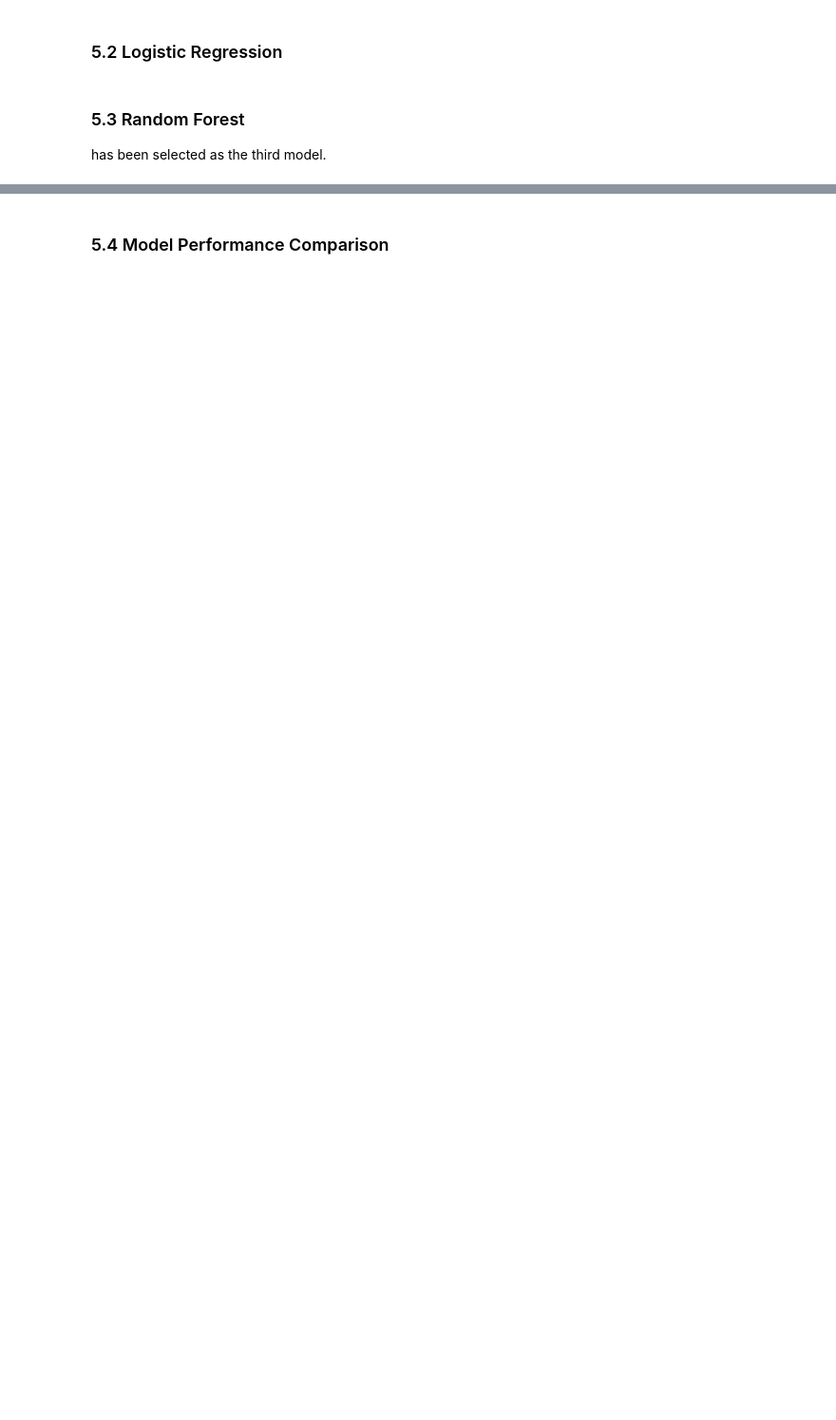
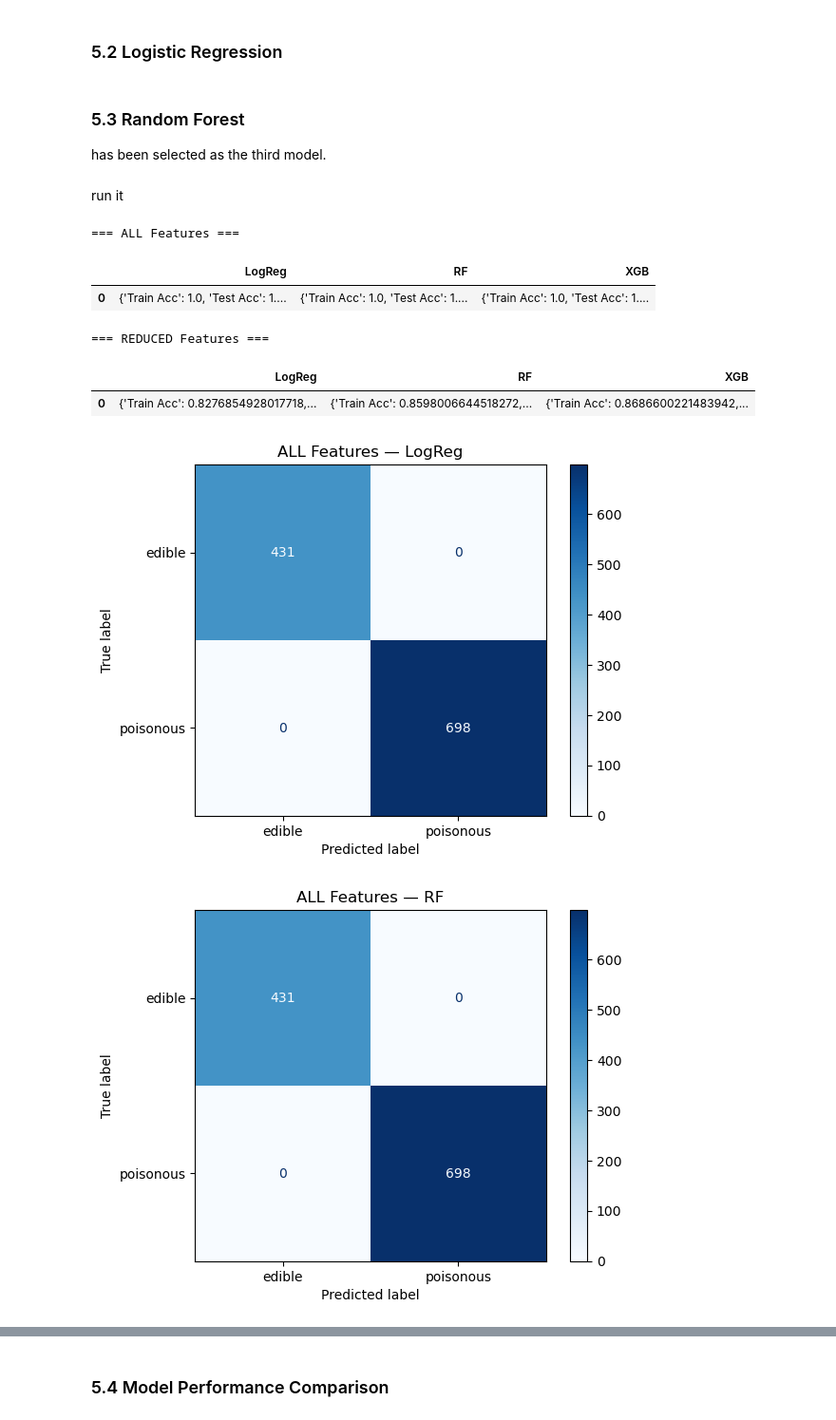
Before and after one commit to alarmedWater/ML, a Jupyter notebook: Mushroom Edibility Classification.ipynb, the cells around one changed output, grey strips where cells are left out. Shown at 95% size. Cells and saved outputs as stored; diff of their text form; code cells hidden in the pictures; blank space fills up the shorter version.

Commit message:
added model pipeline training

```diff
--- a/Mushroom Edibility Classification.ipynb
+++ b/Mushroom Edibility Classification.ipynb
@@ -130,6 +132,6 @@ ModuleNotFoundError: No module named 'xgboost'
 # %%
-# Load the data
-df=pd.read_csv(r'data\mushrooms.csv')
+df_raw = pd.read_csv(r'data/mushrooms.csv')
+print(f"Rohdaten: {df_raw.shape[0]} Zeilen, {df_raw.shape[1]} Spalten")
 
 # create copies of the original DataFrame
-data = df.copy()
+df = df_raw.copy()
@@ -308,3 +356,15 @@ X_train, X_test, y_train, y_test, encoders = prepare_data(data.copy())
+# %%
+# Encoder für alle Features
+categorical_all = Xtr_all.columns.tolist()
+ohe_all = ColumnTransformer([
+    ('onehot', OneHotEncoder(handle_unknown='ignore', sparse_output=False), categorical_all)
+], remainder='drop')
+
+# Encoder für die reduzierten Features
+categorical_red = Xtr_red.columns.tolist()
+ohe_red = ColumnTransformer([
+    ('onehot', OneHotEncoder(handle_unknown='ignore', sparse_output=False), categorical_red)
+], remainder='drop')
 # %% [markdown]
 # 5. Selecting and training the model
 
@@ -405,0 +449,42 @@ has been selected as the third model.
+# %% [markdown]
+run it
+# %%
+# Funktion Factory, um per Encoder zu bauen:
+def make_pipelines(ohe):
+    return {
+        'LogReg': Pipeline([('enc',ohe),('scale',StandardScaler(with_mean=False)),('clf',LogisticRegression(max_iter=10000,random_state=42))]),
+        'RF'    : Pipeline([('enc',ohe),('fs',SelectFromModel(RandomForestClassifier(random_state=42),threshold='median')),('clf',RandomForestClassifier(random_state=42))]),
+        'XGB'   : Pipeline([('enc',ohe),('fs',SelectFromModel(XGBClassifier(eval_metric='logloss',random_state=42),threshold='median')),('clf',XGBClassifier(eval_metric='logloss',random_state=42))])
+    }
+
+# ALL
+pipes_all = make_pipelines(ohe_all)
+results_all = {name: evaluate_pipeline(pipe, Xtr_all, ytr_all, Xte_all, yte_all)
+               for name,pipe in pipes_all.items()}
+
+# REDUCED
+pipes_red = make_pipelines(ohe_red)
+results_red = {name: evaluate_pipeline(pipe, Xtr_red, ytr_red, Xte_red, yte_red)
+               for name,pipe in pipes_red.items()}
+
+# Ergebnisse ausgeben
+import pandas as pd
+print("=== ALL Features ===")
+display(pd.DataFrame([{k:v for k,v in res.items() if k!='pipe'}]
+                     for res in results_all.values()).T.rename(columns=lambda x:list(results_all.keys())[x]))
+print("=== REDUCED Features ===")
+display(pd.DataFrame([{k:v for k,v in res.items() if k!='pipe'}]
+                     for res in results_red.values()).T.rename(columns=lambda x:list(results_red.keys())[x]))
+
+# Konfusionsmatrizen plotten
+plot_confusion(results_all, Xte_all, yte_all, title="ALL Features")
+plot_confusion(results_red, Xte_red, yte_red, title="REDUCED Features")
+# %% [output]
+=== ALL Features ===
+|  | LogReg | RF | XGB |
+| 0 | {'Train Acc': 1.0, 'Test Acc': 1.... | {'Train Acc': 1.0, 'Test Acc': 1.... | {'Train Acc': 1.0, 'Test Acc': 1.... |
+=== REDUCED Features ===
+|  | LogReg | RF | XGB |
+| 0 | {'Train Acc': 0.8276854928017718,... | {'Train Acc': 0.8598006644518272,... | {'Train Acc': 0.8686600221483942,... |
+[figure, added]
+[figure, added]
```
Also changed, not shown: parts of 15 cells of this notebook, 1 other file.
